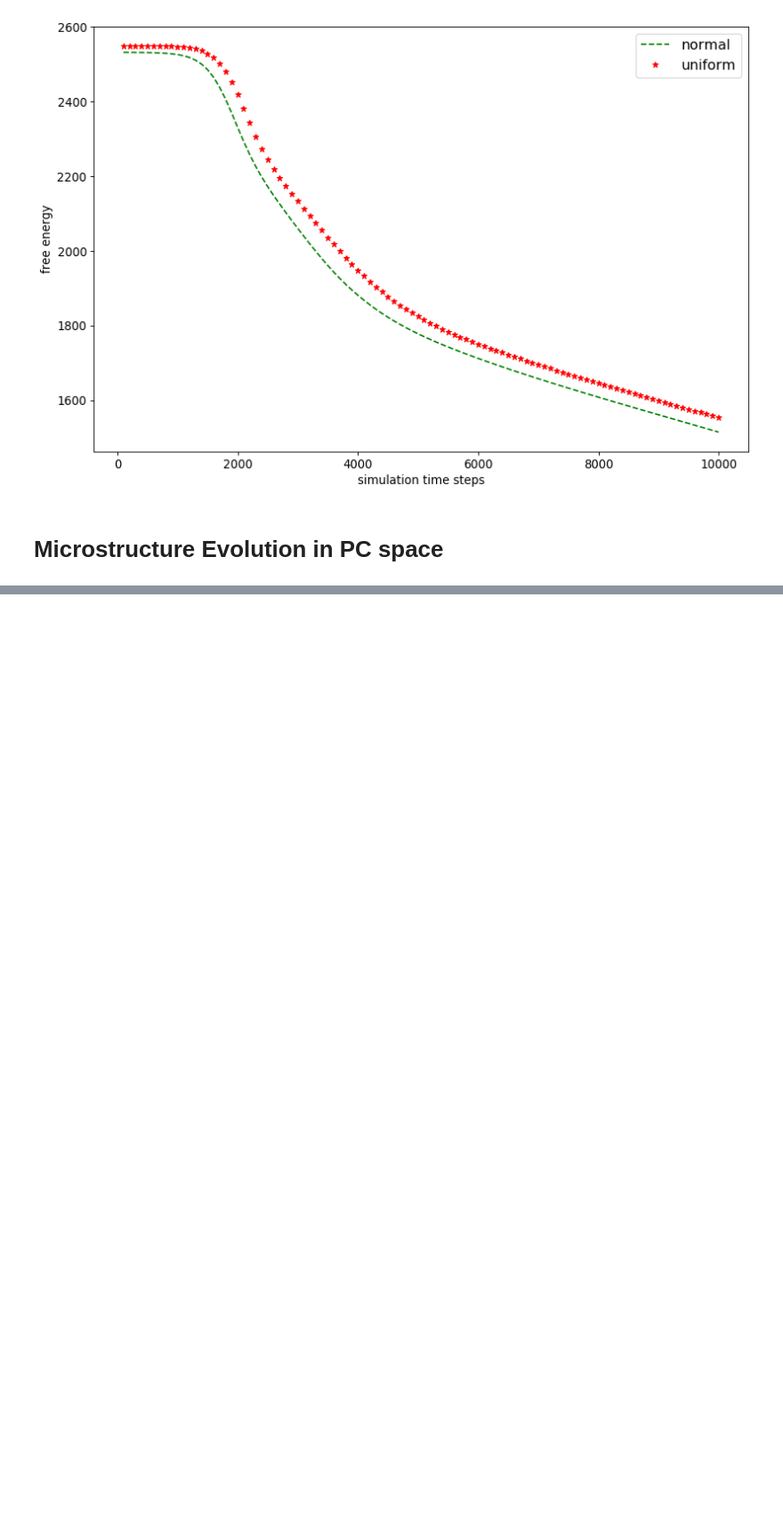
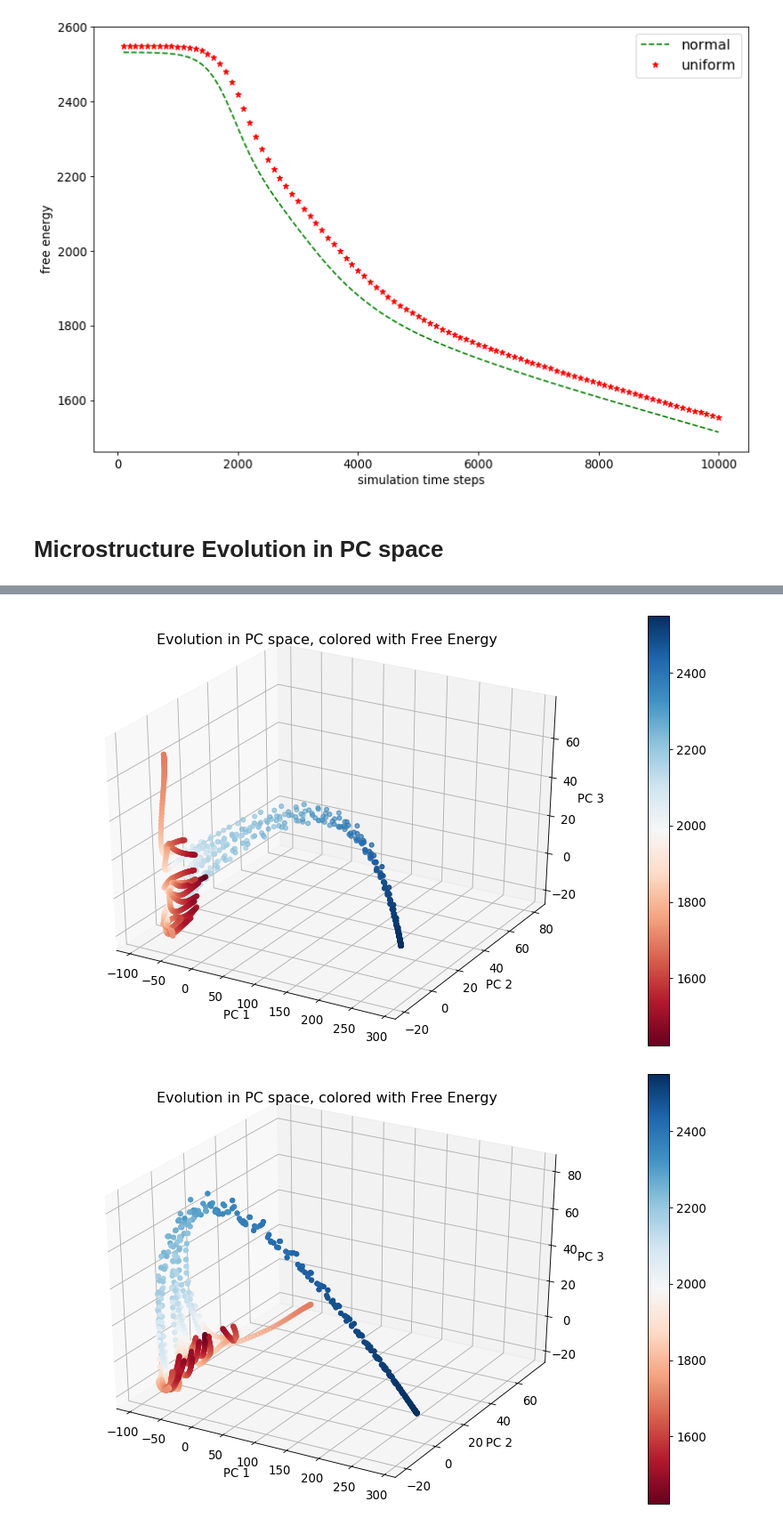
Before and after one commit to auag92/chnet, a Jupyter notebook: Analysis of Chan-Hilliard Simulation.ipynb, the cells around one changed output, grey strips where cells are left out. Shown at 89% size. Cells and saved outputs as stored; diff of their text form; code cells hidden in the pictures; blank space fills up the shorter version.

```diff
--- a/Analysis of Chan-Hilliard Simulation.ipynb
+++ b/Analysis of Chan-Hilliard Simulation.ipynb
@@ -230,4 +227,28 @@ ax.set_zlabel("PC 3")
 ax.set_title("Evolution in PC space, colored with Free Energy")
 cbar = plt.colorbar(c1)
 plt.show()
+
+
+sc = 8
+fig = plt.figure(figsize=(sc*1.61803398, sc))
+ax = fig.add_subplot(111, projection='3d')
+c1 = ax.scatter(scores[:,0], scores[:,2], scores[:,1], c=fe_list, cmap='RdBu')
+ax.set_xlabel("PC 1")
+ax.set_ylabel("PC 2")
+ax.set_zlabel("PC 3")
+ax.set_title("Evolution in PC space, colored with Free Energy")
+cbar = plt.colorbar(c1)
+plt.show()
+
+
+sc = 8
+fig = plt.figure(figsize=(sc*1.61803398, sc))
+ax = fig.add_subplot(111, projection='3d')
+c1 = ax.scatter(scores[:,1], scores[:,0], scores[:,2], c=fe_list, cmap='RdBu')
+ax.set_xlabel("PC 1")
+ax.set_ylabel("PC 2")
+ax.set_zlabel("PC 3")
+ax.set_title("Evolution in PC space, colored with Free Energy")
+cbar = plt.colorbar(c1)
+plt.show()
 # %% [output]
@@ -235,0 +255,2 @@ plt.show()
+[figure, added]
+[figure, added]
```
Also changed, not shown: parts of 6 cells of this notebook, 2 other files.
